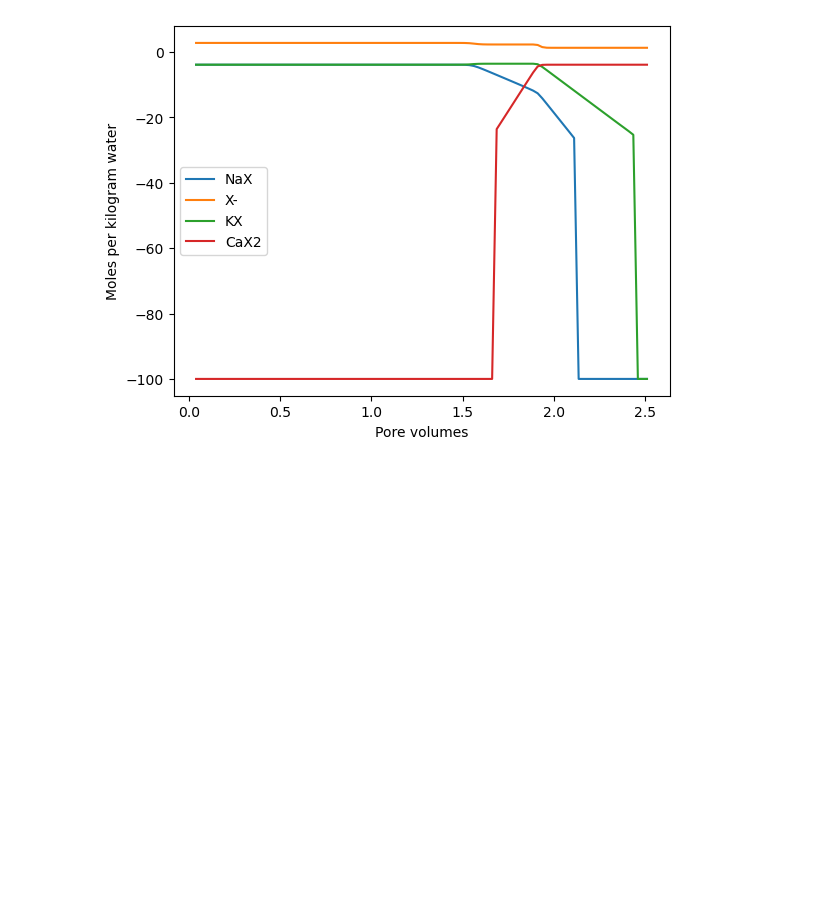
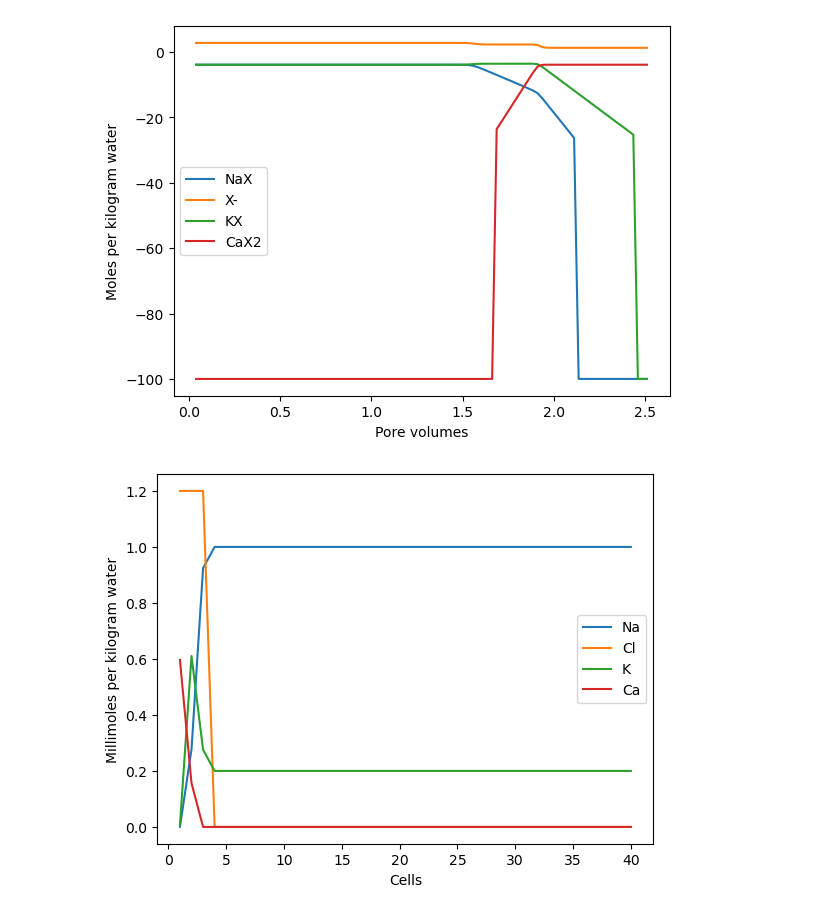
Before and after one commit to usgs-coupled/phreeqcrm, a Jupyter notebook: swig/python/ex11-advect/ex11-advect.ipynb, the cells around one changed output. Cells and saved outputs as stored; diff of their text form; code cells hidden in the pictures; blank space fills up the shorter version.

Commit message:
Create new plot as a function of grid cell for a single time

```diff
--- a/swig/python/ex11-advect/ex11-advect.ipynb
+++ b/swig/python/ex11-advect/ex11-advect.ipynb
@@ -503,3 +503,31 @@ ax.legend()
 plt.show()
 # %% [output]
 [figure]
+# %%
+
+# Identify transition zone time step of interest
+target_step = 3
+
+cells = list(range(1, 41))
+
+
+# Print results for current time step at the last grid cell
+# cell = nxyz - 1 # Equals 39 (last index in concentration array)
+
+# print(f"{ Na[target_step, :] }")
+
+# print(f"{Na[target_step, :]:.4e} {Cl[target_step, :]:.4e} {K[target_step, :]:.4e} ")
+
+test = Na[target_step, :]
+
+fig, ax = plt.subplots()
+ax.plot(cells, Na[target_step, :]*1000, label='Na')
+ax.plot(cells, Cl[target_step, :]*1000, label='Cl')
+ax.plot(cells, K[target_step, :]*1000,  label='K')
+ax.plot(cells, Ca[target_step, :]*1000, label='Ca')
+ax.set_xlabel('Cells')
+ax.set_ylabel('Millimoles per kilogram water')
+ax.legend()
+plt.show()
+# %% [output]
+[figure, added]
```
Also changed, not shown: parts of 1 cell of this notebook.
